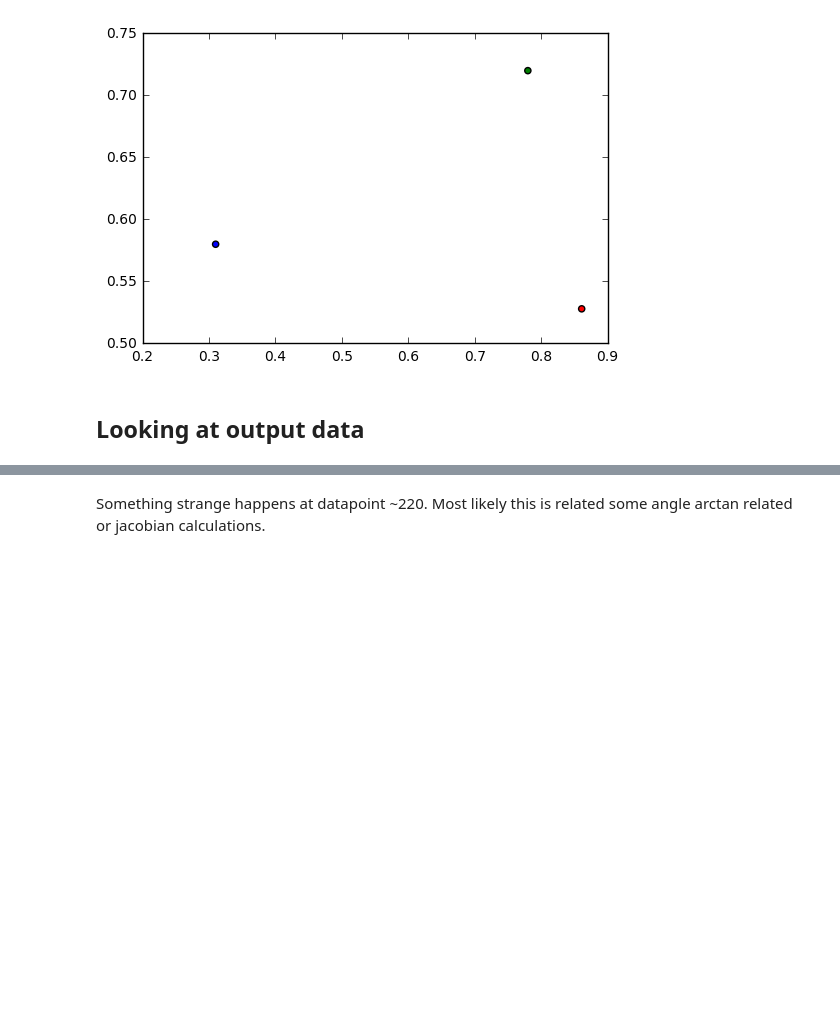
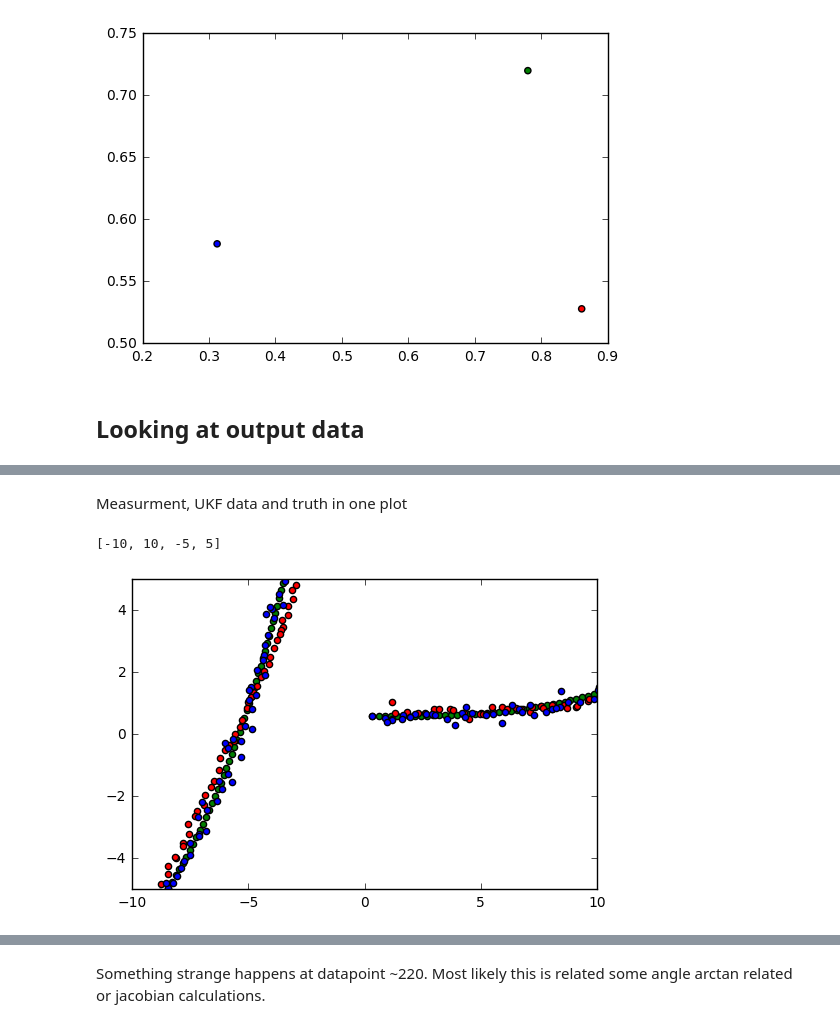
Before and after one commit to magnusodman/CarND-Unscented-Kalman-Filter-Project, a Jupyter notebook: Unscented Kalman Filter.ipynb, the cells around one changed output, grey strips where cells are left out. Drawn from its saved outputs; the diff is of its cells as text; code cells hidden in the pictures; blank space fills up the shorter version.

```diff
--- a/Unscented Kalman Filter.ipynb
+++ b/Unscented Kalman Filter.ipynb
@@ -106,0 +117,12 @@ plt.scatter(ext_x, ext_y, c='r')
+# %% [markdown]
+Measurment, UKF data and truth in one plot
+# %%
+fig = plt.figure()
+ax1 = fig.add_subplot(111)
+ax1.scatter(truth_x, truth_y, c='g')
+ax1.scatter(ukf_x, ukf_y, c='r')
+ax1.scatter(mea_x, mea_y, c='b')
+ax1.axis([-10,10,-5,5])
+# %% [output]
+[-10, 10, -5, 5]
+[figure, added]
```
Also changed, not shown: parts of 15 cells of this notebook, 4 other files.
